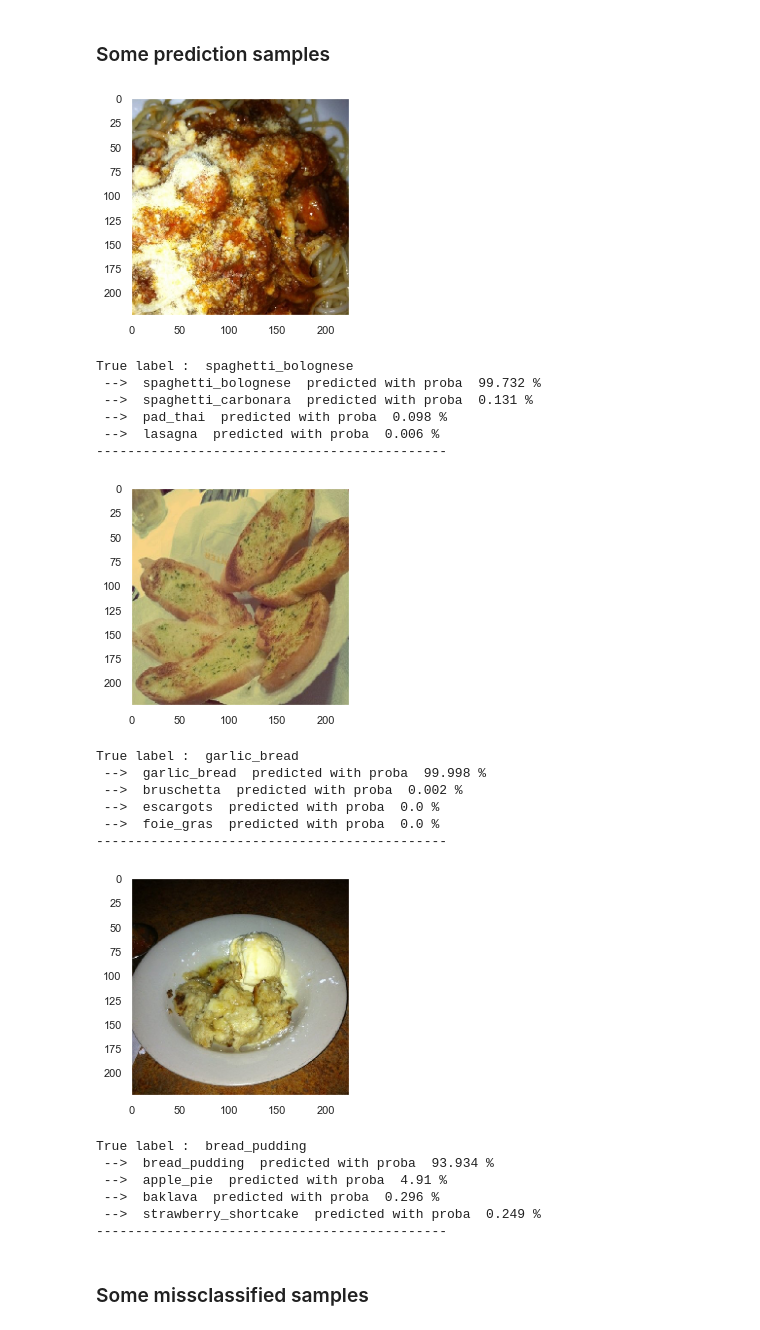
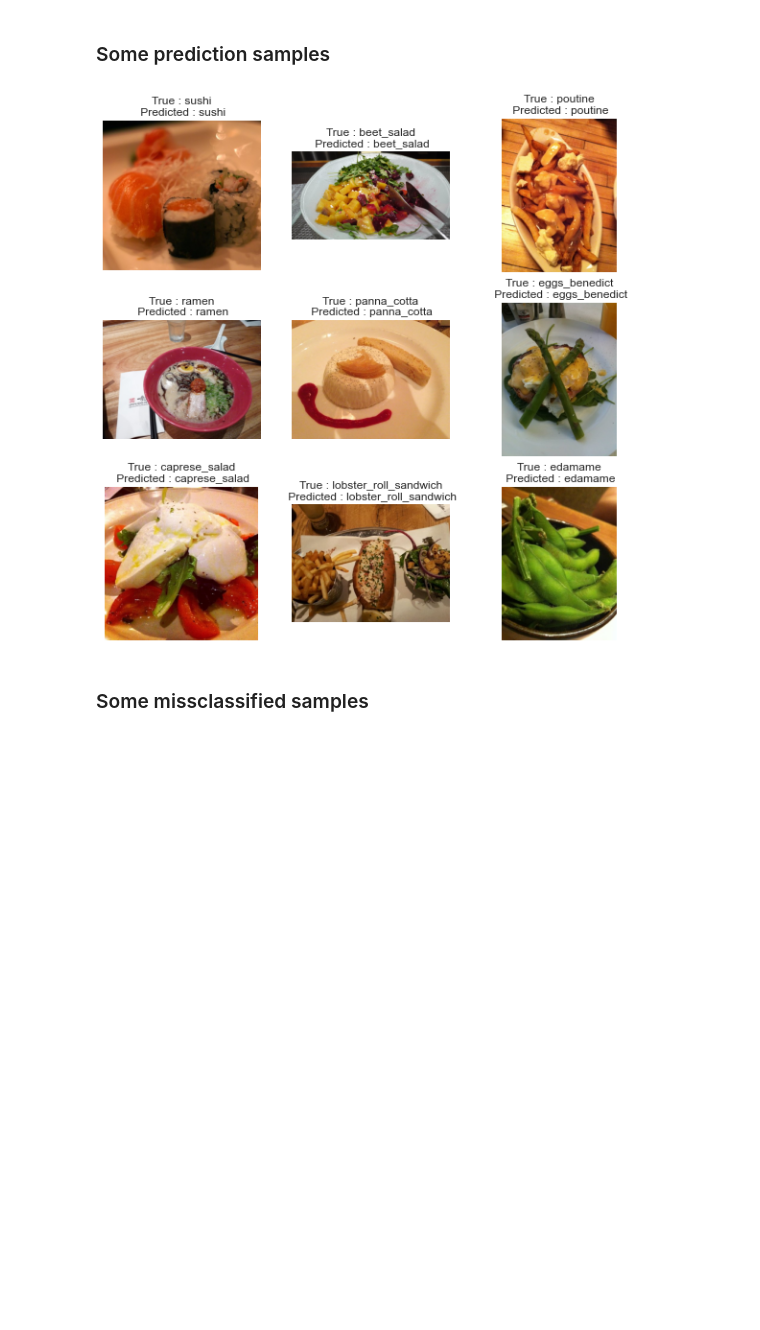
Before and after one commit to hrialan/applied-deep-learning-project, a Jupyter notebook: analysis_InceptionV3_result_global.ipynb, the cells around one changed output. Saved outputs shown, nothing was run; the diff lists cells and outputs as text; code cells hidden in the pictures; blank space fills up the shorter version.

```diff
--- a/analysis_InceptionV3_result_global.ipynb
+++ b/analysis_InceptionV3_result_global.ipynb
@@ -258,3 +197,19 @@ def plot_one_prediction(img, model, class_names, label=None, rescale_input=False
+# %%
+def plot_samples(df_result, custom_query="Result_OK == True"):
+    df_missclassified = df_result.query(custom_query).sample(n=9)
+
+    plt.figure(figsize=(10, 10))
+    for i in range(9):
+        ax = plt.subplot(3, 3, i + 1)
+        img = plt.imread(data_dir + df_missclassified.iloc[i]['image'], format=(224,224))
+
+        plt.imshow(img)
+        title = 'True : ' + df_missclassified.iloc[i]['True_class'] + \
+                '\n Predicted : ' + df_missclassified.iloc[i]['Predict_class']
+        plt.title(title)
+        plt.axis("off")
+
+    plt.show()
 # %% [markdown]
 # Inception V3
 # %%
@@ -306,33 +261,7 @@ print(class_names)
 inceptionV3 = keras.models.load_model(Models["inceptionV3"])
 # %% [markdown]
 ### Some prediction samples
-# %%
-for _ in range(3):
-    random_batch = random.randint(0, len(val_data) - 1)
-    random_img = random.randint(0, batch_size - 1)
-
-    img_test = val_data[random_batch][0][random_img]
-    label    = val_data[random_batch][1][random_img]
-    plot_one_prediction(img_test, inceptionV3, class_names, label=label)
-# %% [output]
-[figure, removed]
-True label :  spaghetti_bolognese
- -->  spaghetti_bolognese  predicted with proba  99.732 %
- -->  spaghetti_carbonara  predicted with proba  0.131 %
- -->  pad_thai  predicted with proba  0.098 %
- -->  lasagna  predicted with proba  0.006 %
----------------------------------------------
-[figure, removed]
-True label :  garlic_bread
- -->  garlic_bread  predicted with proba  99.998 %
- -->  bruschetta  predicted with proba  0.002 %
- -->  escargots  predicted with proba  0.0 %
- -->  foie_gras  predicted with proba  0.0 %
----------------------------------------------
-[figure, removed]
-True label :  bread_pudding
- -->  bread_pudding  predicted with proba  93.934 %
- -->  apple_pie  predicted with proba  4.91 %
- -->  baklava  predicted with proba  0.296 %
- -->  strawberry_shortcake  predicted with proba  0.249 %
----------------------------------------------
+# %%
+plot_samples(df_inceptionV3, "Result_OK == True")
+# %% [output]
+[figure, added]
```
Also changed, not shown: parts of 17 cells of this notebook, 5 other files.
